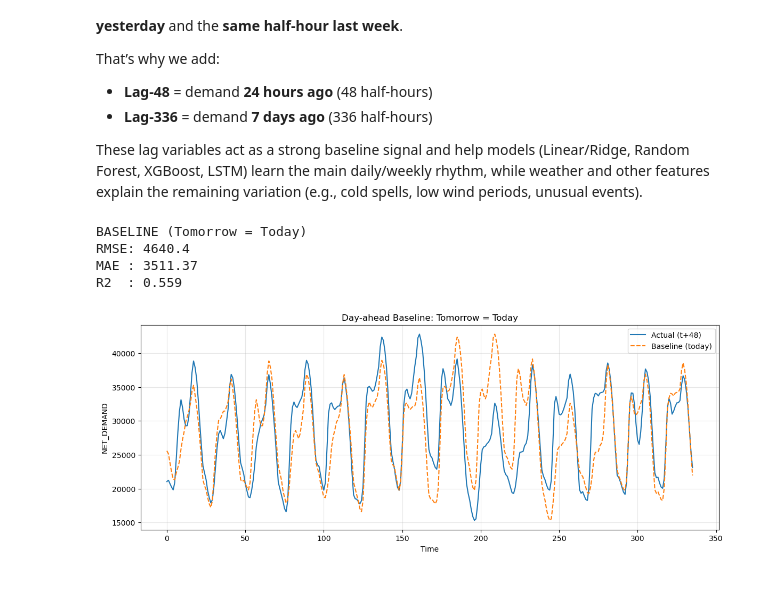
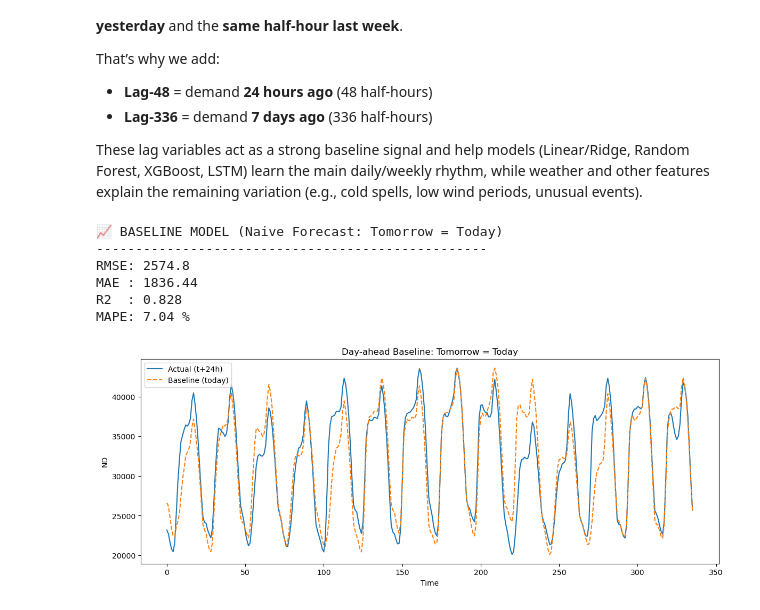
Before and after one commit to Dark-Clown-EMP/data-science-group-project, a Jupyter notebook: jupyter-notebook/final_jupyter_notebook.ipynb, the cells around one changed output. Cells and saved outputs as stored; diff of their text form; code cells hidden in the pictures.

```diff
--- a/jupyter-notebook/final_jupyter_notebook.ipynb
+++ b/jupyter-notebook/final_jupyter_notebook.ipynb
@@ -26,10 +26,3 @@ Loaded: /Users/prithabera/data-science-group-project/final_model_data.csv | Shap
 | 3 | 2020-01-01 03:00:00 | 23382.5 | 24899.5 | 21157.0 | 965.5 | 6465.0 | ... |
 | 4 | 2020-01-01 04:00:00 | 22429.5 | 23860.0 | 20393.0 | 995.5 | 6465.0 | ... |
 5 rows × 48 columns
-# %%
-# Net demand = ND - embedded wind - embedded solar
-df["NET_DEMAND"] = (
-    df["ND"]- df["EMBEDDED_WIND_GENERATION"]- df["EMBEDDED_SOLAR_GENERATION"])
-
-# quick check
-df[["ND","EMBEDDED_WIND_GENERATION","EMBEDDED_SOLAR_GENERATION","NET_DEMAND"]].head()
@@ -259,22 +366,18 @@ That’s why we add:
 
 These lag variables act as a strong baseline signal and help models (Linear/Ridge, Random Forest, XGBoost, LSTM) learn the main daily/weekly rhythm, while weather and other features explain the remaining variation (e.g., cold spells, low wind periods, unusual events).
 # %%
-from typing import List
-from sklearn.metrics import mean_absolute_error, mean_squared_error, r2_score
+TARGET = "ND"
+H = 24
 
-TARGET = "NET_DEMAND"
-H = 48
-
-def mean_abs_error(y_true : List[float], y_pred: List[float]) -> float:
-    n = len(y_true)
-    sum = 0
-    for i in range(n):
-        sum += abs(y_pred - y_true)
-    return sum / n
+def mean_absolute_percentage_error(y_true, y_pred):
+    y_true, y_pred = np.array(y_true), np.array(y_pred)
+    # The formula: mean of |(Actual - Forecast) / Actual| * 100
+    return np.mean(np.abs((y_true - y_pred) / y_true)) * 100
 
 # true value we want to predict (tomorrow)
 y_true = df[TARGET].shift(-H)
-# baseline prediction: tomorrow equals today (same half-hour)
+
+# baseline prediction: tomorrow equals today (exactly 24 hours ago)
 y_pred = df[TARGET]
 
 # remove NaNs created by shifting
@@ -287,26 +390,32 @@ rmse = np.sqrt(mean_squared_error(y_true, y_pred))
 mae = mean_absolute_error(y_true, y_pred)
 r2 = r2_score(y_true, y_pred)
 
-print("BASELINE (Tomorrow = Today)")
+print("📈 BASELINE MODEL (Naive Forecast: Tomorrow = Today)")
+print("-" * 50)
 print("RMSE:", round(rmse, 2))
 print("MAE :", round(mae, 2))
 print("R2  :", round(r2, 3))
+
+# ---> THE FIX: Using the correct variables <---
+MAPE = mean_absolute_percentage_error(y_true, y_pred)
+print("MAPE:", round(MAPE, 2), "%")
 # %% [output]
-BASELINE (Tomorrow = Today)
-RMSE: 4640.4
-MAE : 3511.37
-R2  : 0.559
+📈 BASELINE MODEL (Naive Forecast: Tomorrow = Today)
+--------------------------------------------------
+RMSE: 2574.8
+MAE : 1836.44
+R2  : 0.828
+MAPE: 7.04 %
 # %%
 # plot first 7 days (optional)
 n = 48 * 7
 plt.figure(figsize=(14,5))
-plt.plot(y_true.index[:n], y_true.iloc[:n], label="Actual (t+48)")
+plt.plot(y_true.index[:n], y_true.iloc[:n], label="Actual (t+24h)")
 plt.plot(y_pred.index[:n], y_pred.iloc[:n], label="Baseline (today)", linestyle="--")
 plt.title("Day-ahead Baseline: Tomorrow = Today")
 plt.xlabel("Time")
 plt.ylabel(TARGET)
-plt.grid(True, alpha=0.3)
 plt.legend()
 plt.show()
 # %% [output]
-[figure, old version]
+[figure, new version]
```
Also changed, not shown: parts of 22 cells of this notebook.
